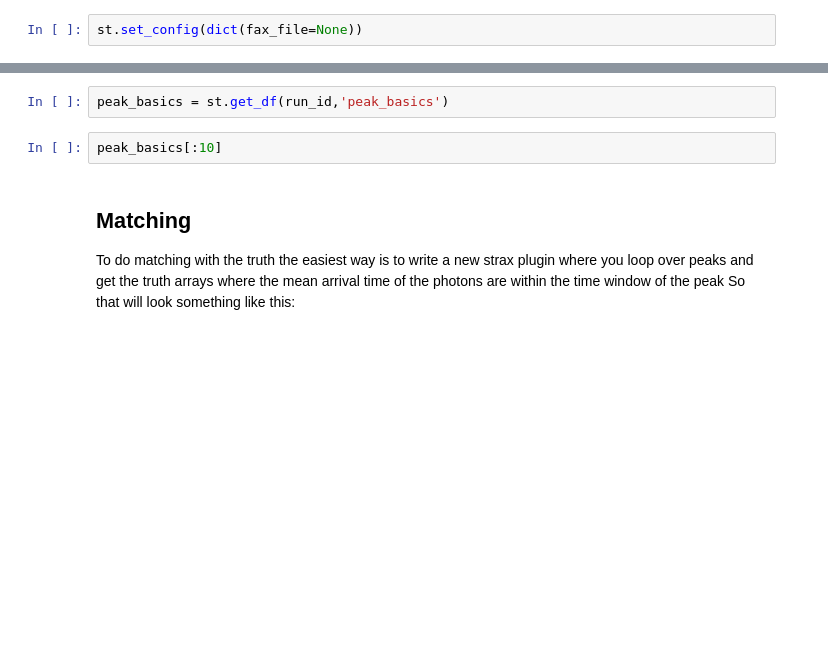
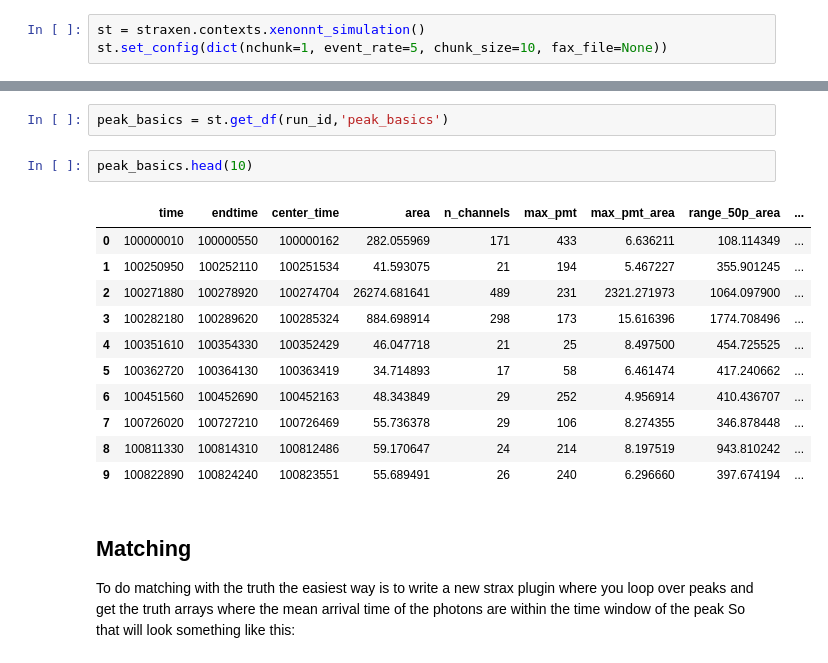
Before and after one commit to XENONnT/WFSim, a Jupyter notebook: notebooks/Getting_started_wfsim.ipynb, the cells around one changed output, grey strips where cells are left out. Drawn from its saved outputs; the diff is of its cells as text; blank space fills up the shorter version.

```diff
--- a/notebooks/Getting_started_wfsim.ipynb
+++ b/notebooks/Getting_started_wfsim.ipynb
@@ -239,7 +273,8 @@ When we have our lists of channels and timing we can generate actual pulses. Fir
 
 Now we have access to all the normal strax data types, and another one called 'truth' which holds the simulation instructions. Calling it follows the normal strax convention.
 # %%
-st.set_config(dict(fax_file=None))
+st = straxen.contexts.xenonnt_simulation()
+st.set_config(dict(nchunk=1, event_rate=5, chunk_size=10, fax_file=None))
 # %%
 # Remove any previously simulated data, if such exists
 # !rm -r strax_data
@@ -254,7 +294,19 @@ Now it is time to make pretty plots and see if what we makes actually makes any
 # %%
 peak_basics = st.get_df(run_id,'peak_basics')
 # %%
-peak_basics[:10]
+peak_basics.head(10)
+# %% [output]
+|  | time | endtime | center_time | area | n_channels | max_pmt | max_pmt_area | range_50p_area | ... |
+| 0 | 100000010 | 100000550 | 100000162 | 282.055969 | 171 | 433 | 6.636211 | 108.114349 | ... |
+| 1 | 100250950 | 100252110 | 100251534 | 41.593075 | 21 | 194 | 5.467227 | 355.901245 | ... |
+| 2 | 100271880 | 100278920 | 100274704 | 26274.681641 | 489 | 231 | 2321.271973 | 1064.097900 | ... |
+| 3 | 100282180 | 100289620 | 100285324 | 884.698914 | 298 | 173 | 15.616396 | 1774.708496 | ... |
+| 4 | 100351610 | 100354330 | 100352429 | 46.047718 | 21 | 25 | 8.497500 | 454.725525 | ... |
+| 5 | 100362720 | 100364130 | 100363419 | 34.714893 | 17 | 58 | 6.461474 | 417.240662 | ... |
+| 6 | 100451560 | 100452690 | 100452163 | 48.343849 | 29 | 252 | 4.956914 | 410.436707 | ... |
+| 7 | 100726020 | 100727210 | 100726469 | 55.736378 | 29 | 106 | 8.274355 | 346.878448 | ... |
+| 8 | 100811330 | 100814310 | 100812486 | 59.170647 | 24 | 214 | 8.197519 | 943.810242 | ... |
+| 9 | 100822890 | 100824240 | 100823551 | 55.689491 | 26 | 240 | 6.296660 | 397.674194 | ... |
 # %% [markdown]
 ## Matching
 To do matching with the truth the easiest way is to write a new strax plugin where you loop over peaks and get the truth arrays where the mean arrival time of the photons are within the time window of the peak
```
Also changed, not shown: parts of 10 cells of this notebook.
